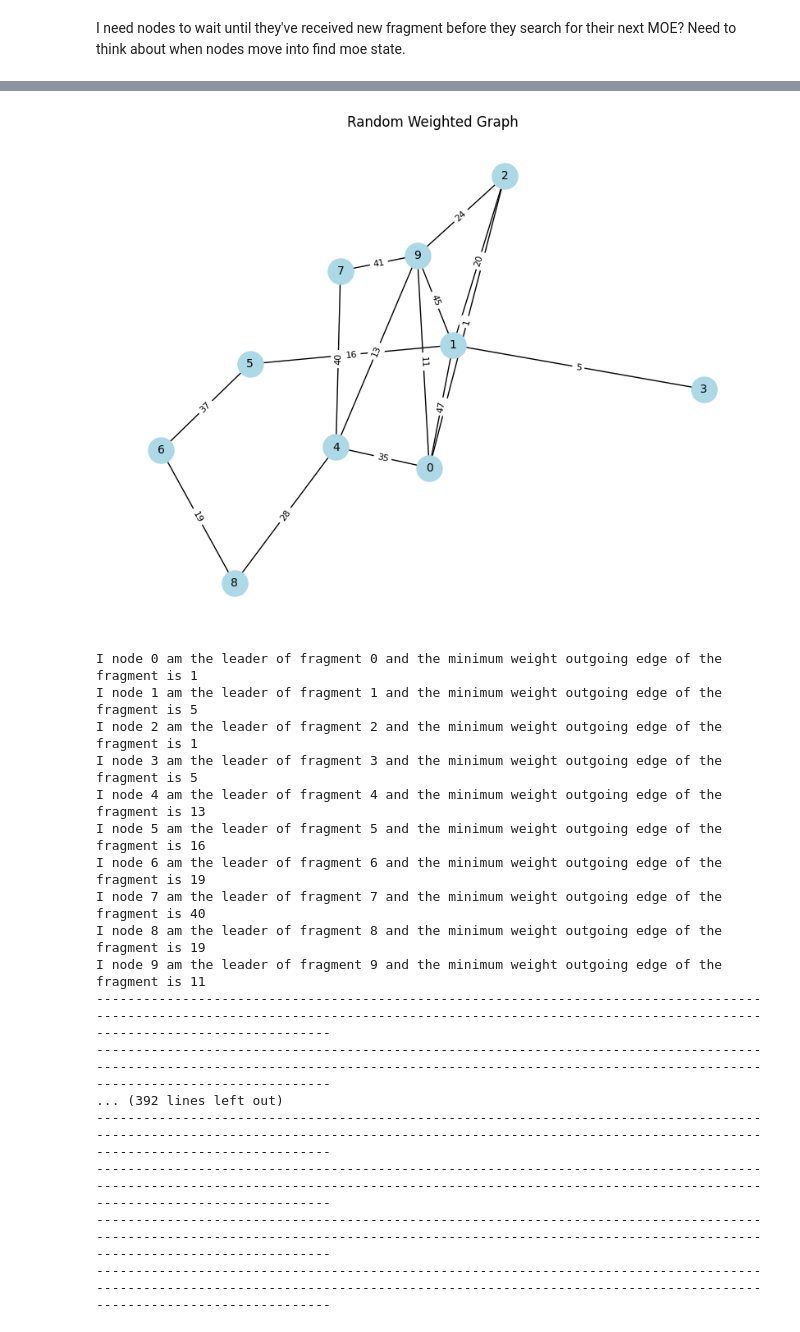
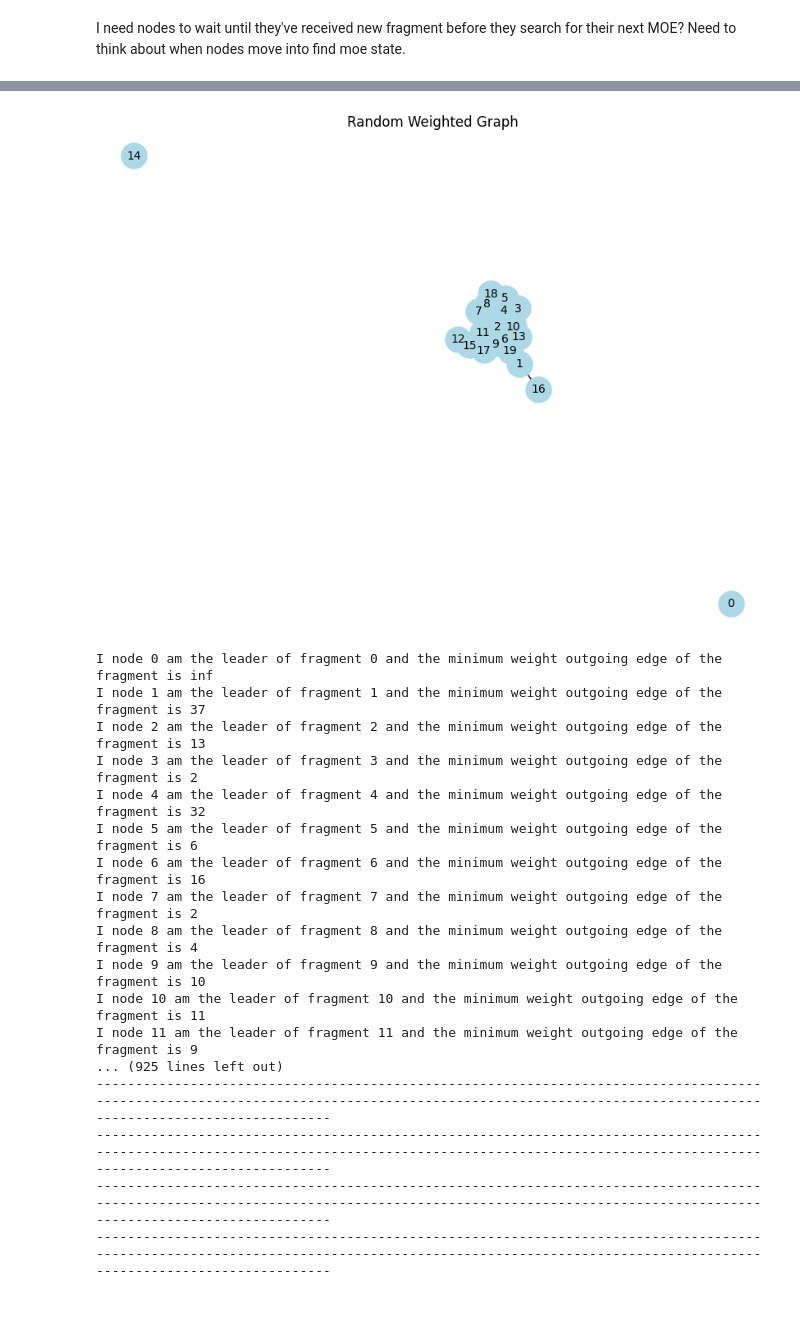
Before and after one commit to freddy-c/dn-simulation, a Jupyter notebook: ghs_simple.ipynb, the cells around one changed output, grey strips where cells are left out. Cells and saved outputs as stored; diff of their text form; code cells hidden in the pictures.

```diff
--- a/ghs_simple.ipynb
+++ b/ghs_simple.ipynb
@@ -198,6 +198,12 @@ class GHSNode(AbstractNode):
             if request == MessageType.FIND_MWOE:
                 sender: int = message.content["id"]
 
+                if self.node_id == 7 or self.node_id == 4:
+                    print(
+                        f"Node {self.node_id} has recieved a message to find its MWOE from node {sender}"
+                    )
+                    print(f"****{self.fragment_id} {self.leader_id}****")
+
                 # new search, start again
                 self.mwoe = (None, None)
                 self.mwoe_candidate = None
@@ -269,6 +275,7 @@ class GHSNode(AbstractNode):
                 print(
                     f"NODE {self.node_id}: I've had a response from node {message.content["id"]} and they're in fragment {message.content["fragment_id"]}."
                 )
+                print(f"I node {self.node_id} know that the fragment I'm now in (fragment {self.fragment_id}) merged with fragment {self.merge_fragment_id}")
                 # print(
                 #     f"I node {self.node_id} have received a CHECK_RESPONSE from node {self.mwoe_candidate}, {message.content}"
                 # )
@@ -495,6 +502,11 @@ class GHSNode(AbstractNode):
             else:
                 min_weight = None
 
+            if min_weight == 34:
+                print(
+                    f"I am node {self.node_id} and I have calculated the weight of the MWOE of my subtree to be {min_weight}, my candidates are {candidates}"
+                )
+
             # print(f"I am node {self.node_id} and the min_weight is {min_weight}")
 
             self.mwoe_candidates.clear()
@@ -671,5 +715,5 @@ print(sorted(T.edges(data=True)))
 # %%
 network = WeightedNetwork(G, GHSNode)
-network.run(41)
+network.run(140)
 print(network)
 # %% [output]
@@ -881,36 +934,36 @@ def draw_weighted_graph(G):
     plt.show()
 # %%
 # Generate and draw the graph
-num_nodes = 10
-num_edges = 15
+num_nodes = 20
+num_edges = 30
 weight_range = (1, 50)
 
 random_weighted_graph = generate_random_weighted_graph(
     num_nodes, num_edges, weight_range
 )
 draw_weighted_graph(random_weighted_graph)
 
 random_network = WeightedNetwork(random_weighted_graph, GHSNode)
-random_network.run(300)
+random_network.run(500)
 visualize_graph(
     random_weighted_graph, random_network.nodes, show_mst_edges=True, seed=123
 )
 compare_msts_with_module(random_weighted_graph, random_network)
 # %% [output]
-[figure, old version]
+[figure, new version]
-I node 0 am the leader of fragment 0 and the minimum weight outgoing edge of the fragment is 1
-I node 1 am the leader of fragment 1 and the minimum weight outgoing edge of the fragment is 5
-I node 2 am the leader of fragment 2 and the minimum weight outgoing edge of the fragment is 1
-I node 3 am the leader of fragment 3 and the minimum weight outgoing edge of the fragment is 5
-I node 4 am the leader of fragment 4 and the minimum weight outgoing edge of the fragment is 13
-I node 5 am the leader of fragment 5 and the minimum weight outgoing edge of the fragment is 16
-I node 6 am the leader of fragment 6 and the minimum weight outgoing edge of the fragment is 19
-I node 7 am the leader of fragment 7 and the minimum weight outgoing edge of the fragment is 40
-I node 8 am the leader of fragment 8 and the minimum weight outgoing edge of the fragment is 19
-I node 9 am the leader of fragment 9 and the minimum weight outgoing edge of the fragment is 11
---------------------------------------------------------------------------------------------------------------------------------------------------------------------------------------------------------
---------------------------------------------------------------------------------------------------------------------------------------------------------------------------------------------------------
-... (392 lines left out)
+I node 0 am the leader of fragment 0 and the minimum weight outgoing edge of the fragment is inf
+I node 1 am the leader of fragment 1 and the minimum weight outgoing edge of the fragment is 37
+I node 2 am the leader of fragment 2 and the minimum weight outgoing edge of the fragment is 13
+I node 3 am the leader of fragment 3 and the minimum weight outgoing edge of the fragment is 2
+I node 4 am the leader of fragment 4 and the minimum weight outgoing edge of the fragment is 32
+I node 5 am the leader of fragment 5 and the minimum weight outgoing edge of the fragment is 6
+I node 6 am the leader of fragment 6 and the minimum weight outgoing edge of the fragment is 16
+I node 7 am the leader of fragment 7 and the minimum weight outgoing edge of the fragment is 2
+I node 8 am the leader of fragment 8 and the minimum weight outgoing edge of the fragment is 4
+I node 9 am the leader of fragment 9 and the minimum weight outgoing edge of the fragment is 10
+I node 10 am the leader of fragment 10 and the minimum weight outgoing edge of the fragment is 11
+I node 11 am the leader of fragment 11 and the minimum weight outgoing edge of the fragment is 9
+... (925 lines left out)
 --------------------------------------------------------------------------------------------------------------------------------------------------------------------------------------------------------
 --------------------------------------------------------------------------------------------------------------------------------------------------------------------------------------------------------
 --------------------------------------------------------------------------------------------------------------------------------------------------------------------------------------------------------
```
Also changed, not shown: parts of 6 cells of this notebook, 4 other files.
